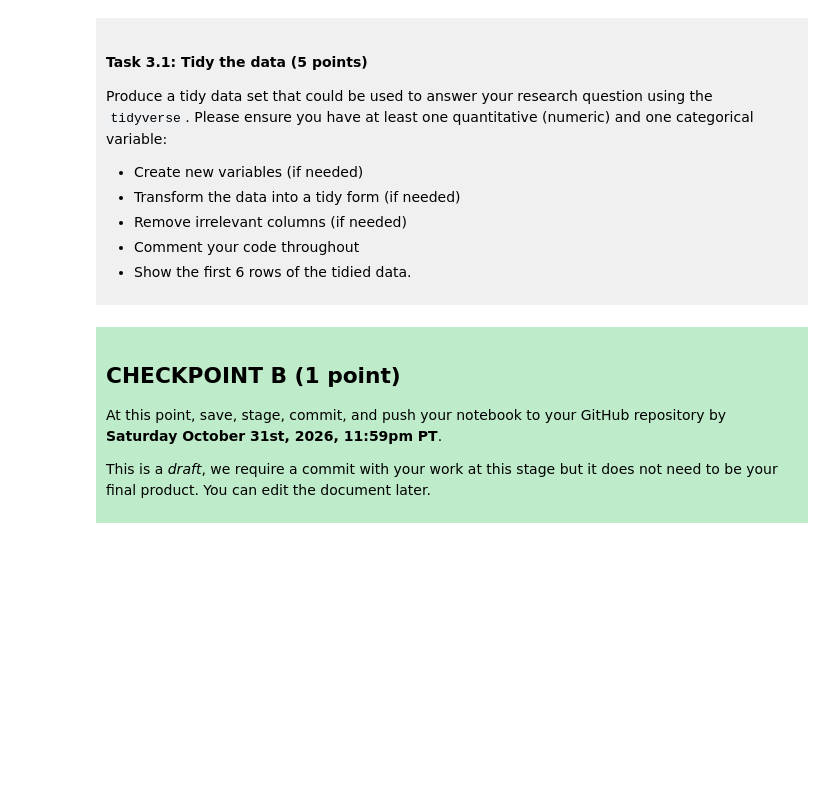
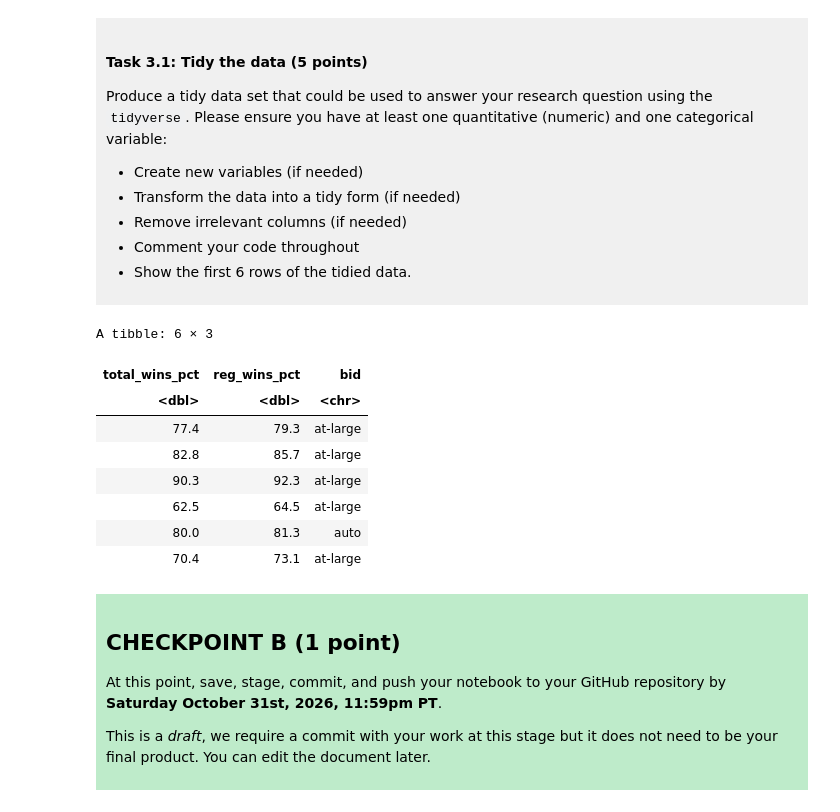
Before and after one commit to MaelieMichaud/dsci-100-project-Maelie-Michaud, a Jupyter notebook: dsci-100-project-notebook.ipynb, the cells around one changed output. Saved outputs shown, nothing was run; the diff lists cells and outputs as text; code cells hidden in the pictures; blank space fills up the shorter version.

```diff
--- a/dsci-100-project-notebook.ipynb
+++ b/dsci-100-project-notebook.ipynb
@@ -189,7 +211,28 @@ Produce a tidy data set that could be used to answer your research question usin
 
 </div>
 # %%
-### EDIT THIS CODE CELL ###
+library(tidyverse)
+#Select the variables needed to answer the research question from our 'data' dataset
+tidy_data <- data |>
+select(total_wins_pct, reg_wins_pct, bid) |>
+#Remove rows containing missing values (NA)
+filter(!is.na(total_wins_pct),
+      !is.na(reg_wins_pct),
+      !is.na(bid)) |>
+#Display only the first 6 rows of the tidy dataset
+slice(1:6)
+
+tidy_data
+# %% [output]
+A tibble: 6 × 3
+| total_wins_pct | reg_wins_pct | bid |
+| <dbl> | <dbl> | <chr> |
+| 77.4 | 79.3 | at-large |
+| 82.8 | 85.7 | at-large |
+| 90.3 | 92.3 | at-large |
+| 62.5 | 64.5 | at-large |
+| 80.0 | 81.3 | auto |
+| 70.4 | 73.1 | at-large |
 # %% [markdown]
 <div style="background-color: #beebca; padding: 10px;">
 
```
Also changed, not shown: parts of 3 cells of this notebook.
